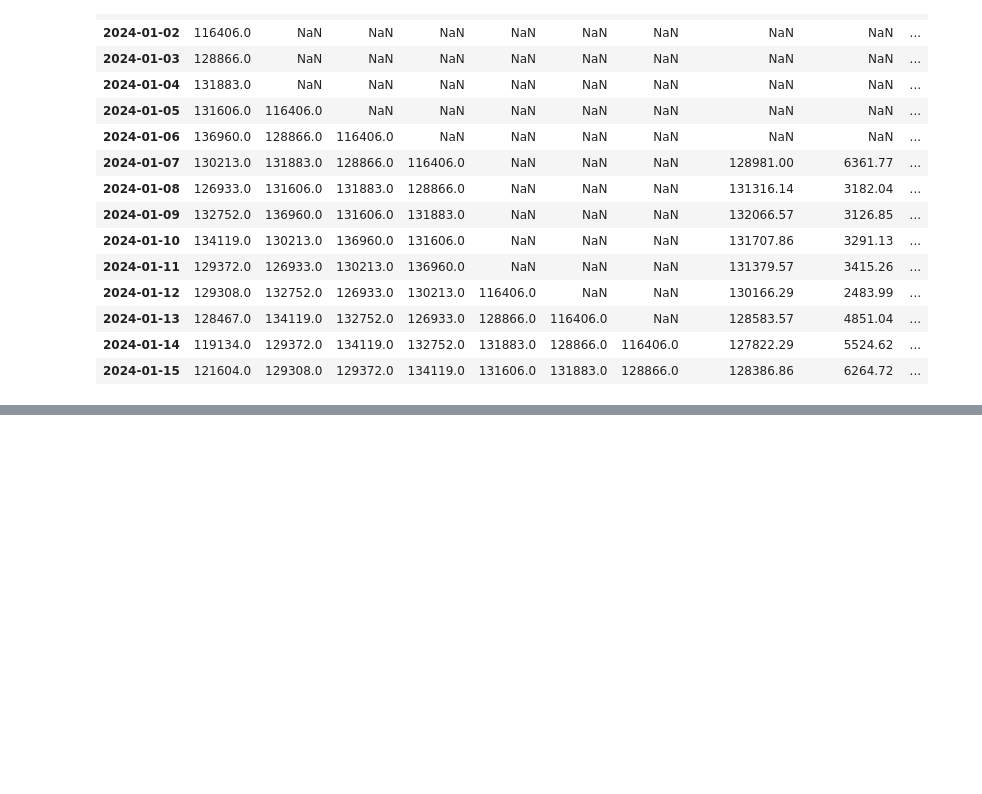
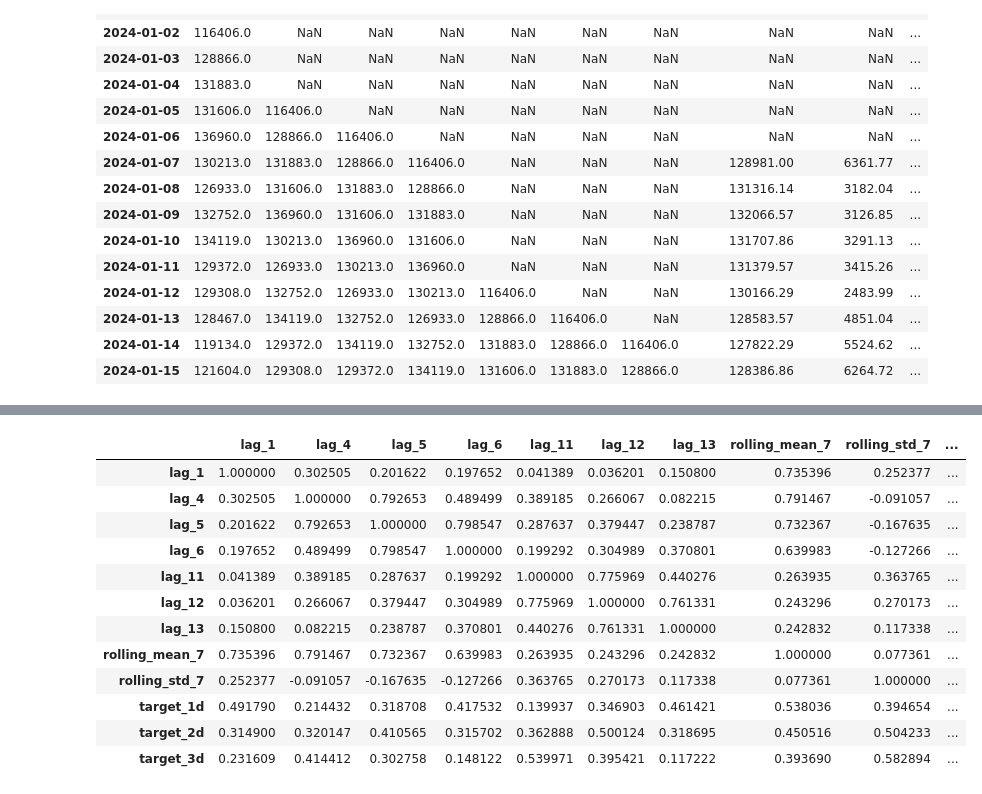
Before and after one commit to SyedSalman007/real-time-data-forecasting-with-ai-and-python-4565024, a Jupyter notebook: batch/features_calculation.ipynb, the cells around one changed output, grey strips where cells are left out. Cells and saved outputs as stored; diff of their text form; code cells hidden in the pictures; blank space fills up the shorter version.

```diff
--- a/batch/features_calculation.ipynb
+++ b/batch/features_calculation.ipynb
@@ -130,0 +158,17 @@ batch_df.head(15)
+# %%
+corr = batch_df.corr()
+corr.style.background_gradient(cmap='coolwarm')
+# %% [output]
+|  | lag_1 | lag_4 | lag_5 | lag_6 | lag_11 | lag_12 | lag_13 | rolling_mean_7 | rolling_std_7 | ... |
+| lag_1 | 1.000000 | 0.302505 | 0.201622 | 0.197652 | 0.041389 | 0.036201 | 0.150800 | 0.735396 | 0.252377 | ... |
+| lag_4 | 0.302505 | 1.000000 | 0.792653 | 0.489499 | 0.389185 | 0.266067 | 0.082215 | 0.791467 | -0.091057 | ... |
+| lag_5 | 0.201622 | 0.792653 | 1.000000 | 0.798547 | 0.287637 | 0.379447 | 0.238787 | 0.732367 | -0.167635 | ... |
+| lag_6 | 0.197652 | 0.489499 | 0.798547 | 1.000000 | 0.199292 | 0.304989 | 0.370801 | 0.639983 | -0.127266 | ... |
+| lag_11 | 0.041389 | 0.389185 | 0.287637 | 0.199292 | 1.000000 | 0.775969 | 0.440276 | 0.263935 | 0.363765 | ... |
+| lag_12 | 0.036201 | 0.266067 | 0.379447 | 0.304989 | 0.775969 | 1.000000 | 0.761331 | 0.243296 | 0.270173 | ... |
+| lag_13 | 0.150800 | 0.082215 | 0.238787 | 0.370801 | 0.440276 | 0.761331 | 1.000000 | 0.242832 | 0.117338 | ... |
+| rolling_mean_7 | 0.735396 | 0.791467 | 0.732367 | 0.639983 | 0.263935 | 0.243296 | 0.242832 | 1.000000 | 0.077361 | ... |
+| rolling_std_7 | 0.252377 | -0.091057 | -0.167635 | -0.127266 | 0.363765 | 0.270173 | 0.117338 | 0.077361 | 1.000000 | ... |
+| target_1d | 0.491790 | 0.214432 | 0.318708 | 0.417532 | 0.139937 | 0.346903 | 0.461421 | 0.538036 | 0.394654 | ... |
+| target_2d | 0.314900 | 0.320147 | 0.410565 | 0.315702 | 0.362888 | 0.500124 | 0.318695 | 0.450516 | 0.504233 | ... |
+| target_3d | 0.231609 | 0.414412 | 0.302758 | 0.148122 | 0.539971 | 0.395421 | 0.117222 | 0.393690 | 0.582894 | ... |
```
Also changed, not shown: parts of 5 cells of this notebook, 1 other file.
